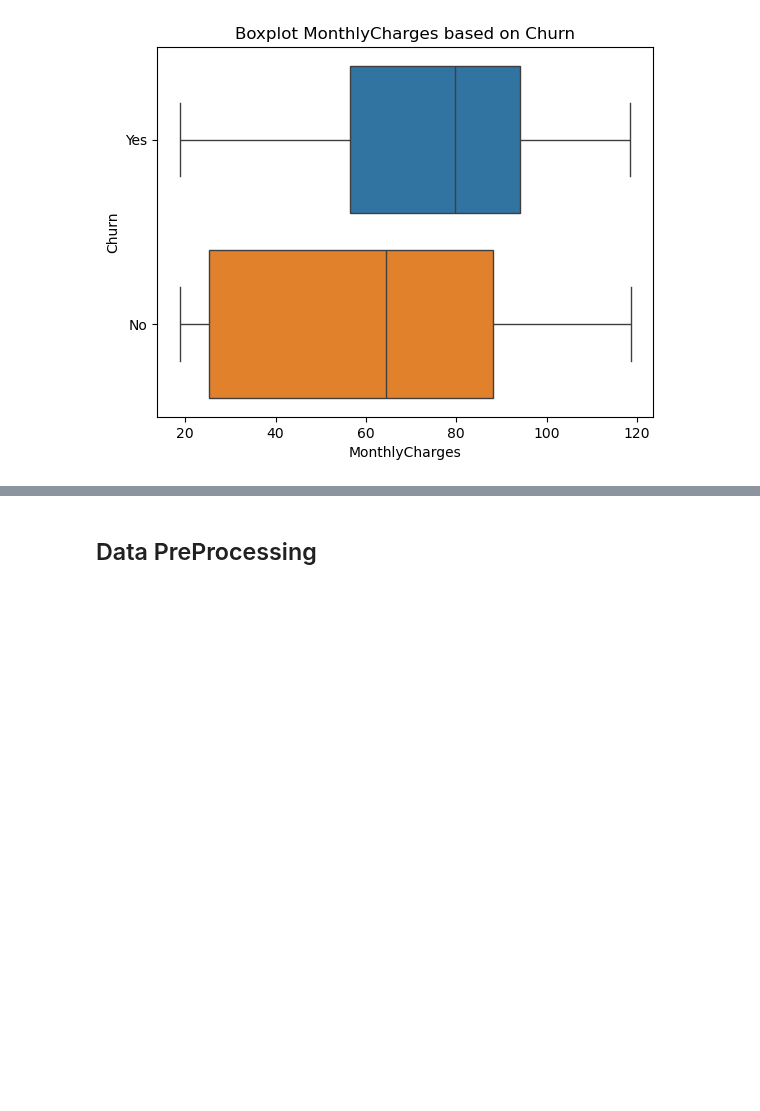
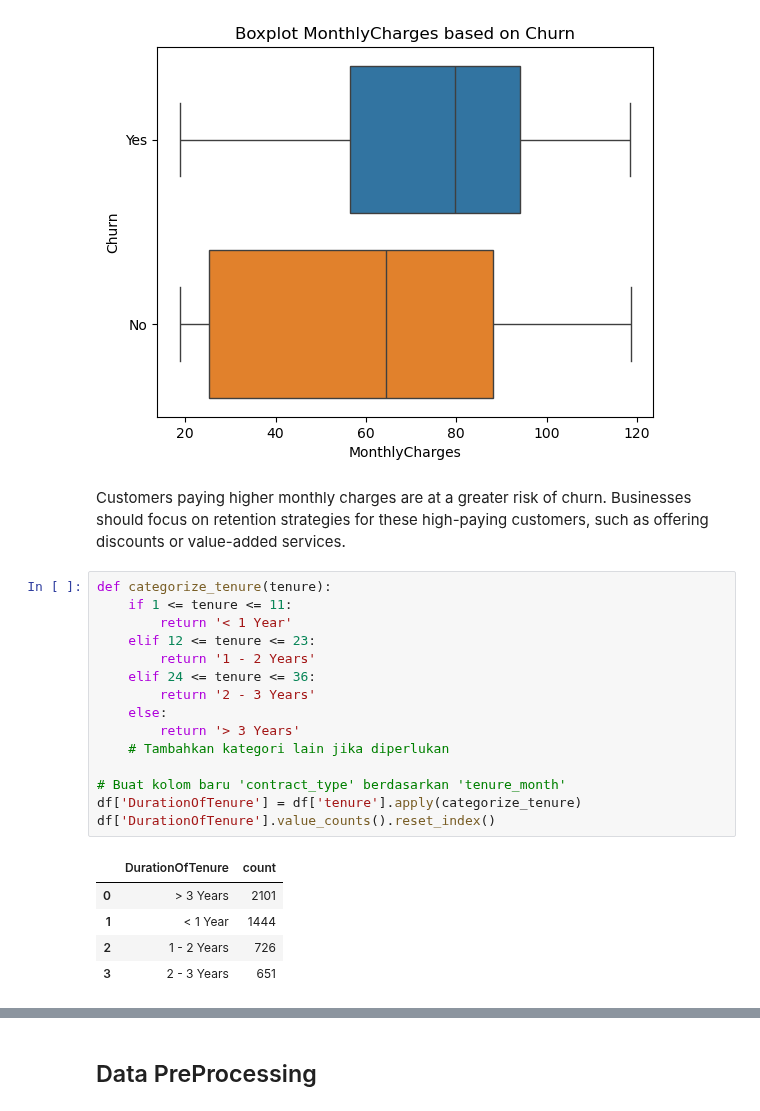
Before and after one commit to fahdmuchammad/Capstone-3-Purwadhika-Machine-learning, a Jupyter notebook: Capstone_3_Muchammad Fahd_Telco.ipynb, the cells around one changed output, grey strips where cells are left out. Cells and saved outputs as stored; diff of their text form; blank space fills up the shorter version.

```diff
--- a/Capstone_3_Muchammad Fahd_Telco.ipynb
+++ b/Capstone_3_Muchammad Fahd_Telco.ipynb
@@ -331,4 +335,27 @@ plt.title('Boxplot MonthlyCharges based on Churn')
 plt.show()
 # %% [output]
 [figure]
+# %% [markdown]
+Customers paying higher monthly charges are at a greater risk of churn. Businesses should focus on retention strategies for these high-paying customers, such as offering discounts or value-added services.
+# %%
+def categorize_tenure(tenure):
+    if 1 <= tenure <= 11:
+        return '< 1 Year'
+    elif 12 <= tenure <= 23:
+        return '1 - 2 Years'
+    elif 24 <= tenure <= 36:
+        return '2 - 3 Years'
+    else:
+        return '> 3 Years'
+    # Tambahkan kategori lain jika diperlukan
+
+# Buat kolom baru 'contract_type' berdasarkan 'tenure_month'
+df['DurationOfTenure'] = df['tenure'].apply(categorize_tenure)
+df['DurationOfTenure'].value_counts().reset_index()
+# %% [output]
+|  | DurationOfTenure | count |
+| 0 | > 3 Years | 2101 |
+| 1 | < 1 Year | 1444 |
+| 2 | 1 - 2 Years | 726 |
+| 3 | 2 - 3 Years | 651 |
 # %%
```
Also changed, not shown: parts of 14 cells of this notebook, 1 other file.
